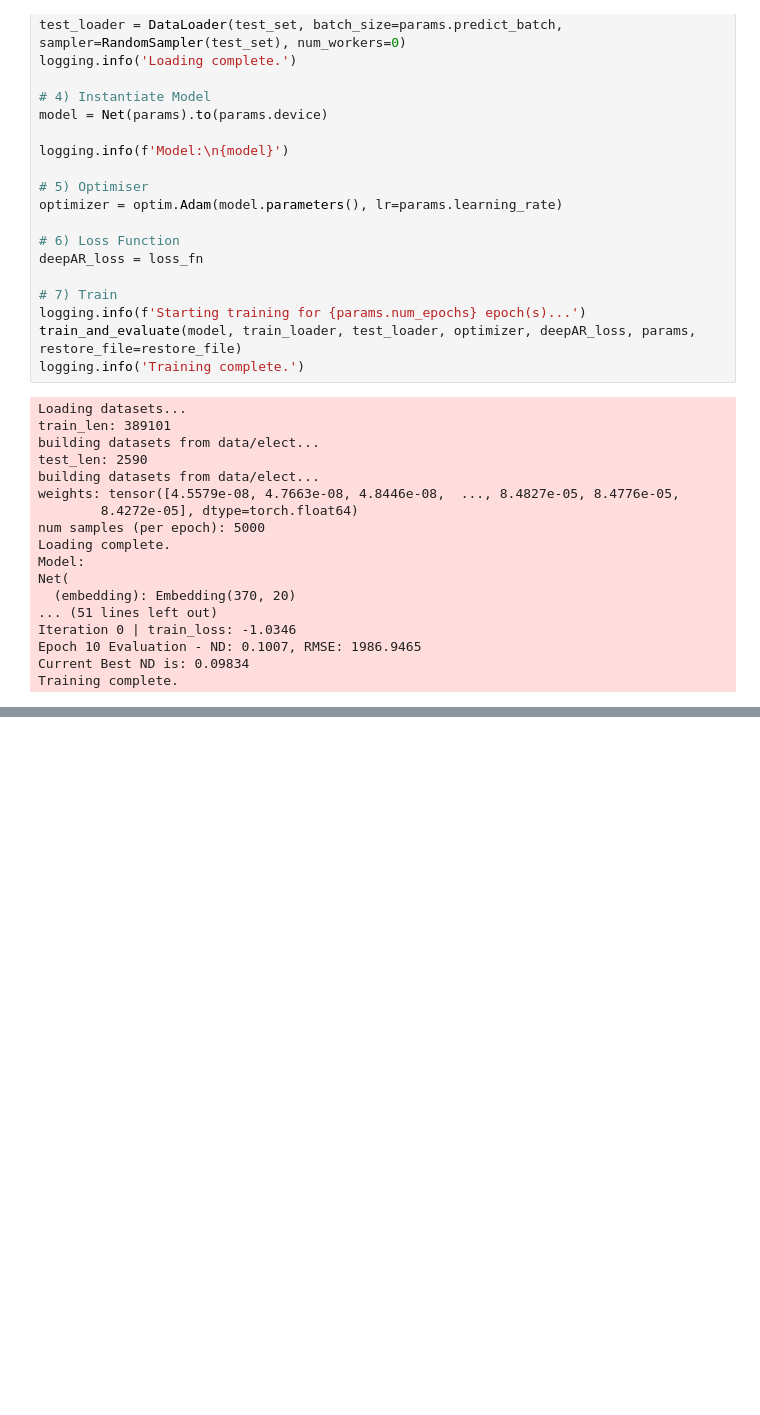
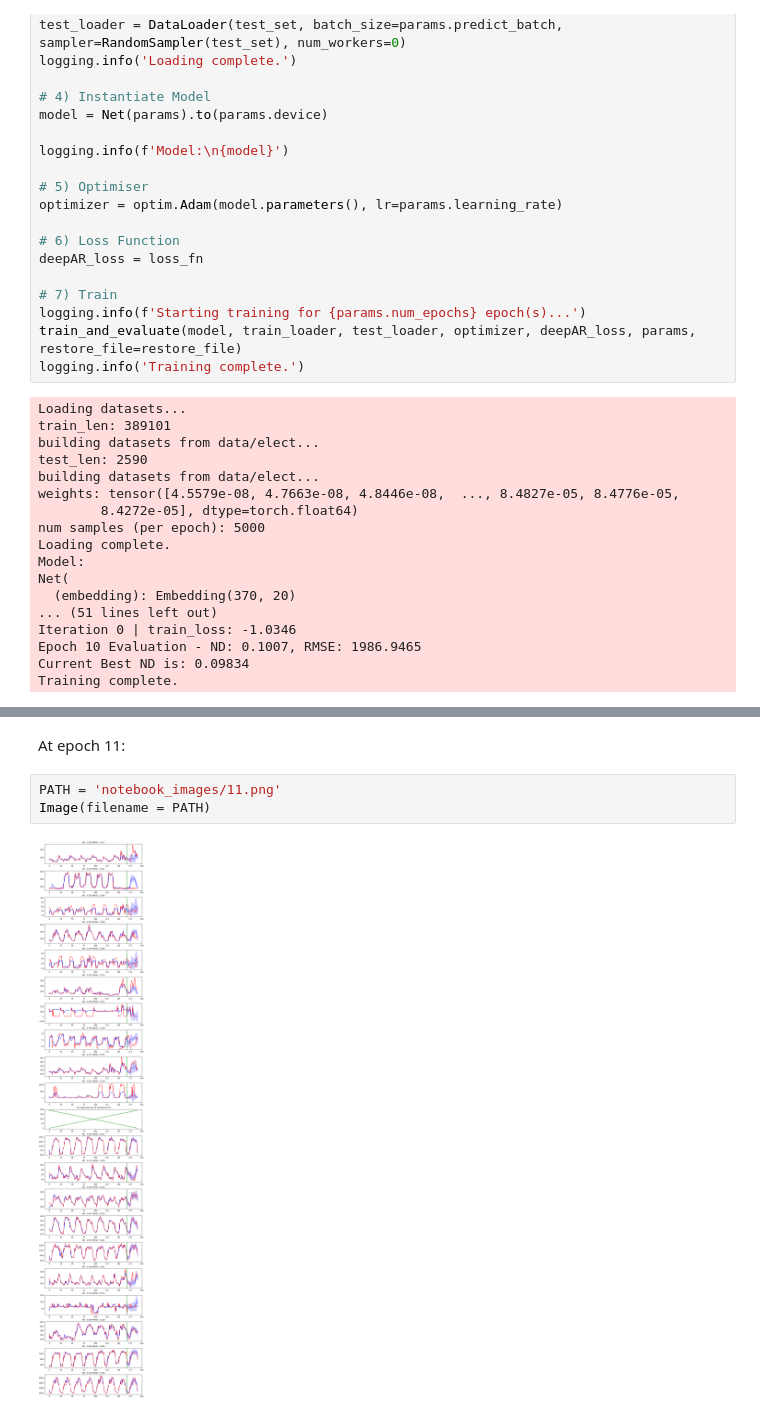
Before and after one commit to fmorenopino/Deep-Learning-Time-Series-Forecasting, a Jupyter notebook: DeepAR/DeepAR_intro.ipynb, the cells around one changed output, grey strips where cells are left out. Saved outputs shown, nothing was run; the diff lists cells and outputs as text; blank space fills up the shorter version.

```diff
--- a/DeepAR/DeepAR_intro.ipynb
+++ b/DeepAR/DeepAR_intro.ipynb
@@ -712,0 +703,7 @@ To achieve performance comparable to the values reported in the paper, you shoul
+# %% [markdown]
+At epoch 11:
+# %%
+PATH = 'notebook_images/11.png'
+Image(filename = PATH)
+# %% [output]
+[figure, added]
```
Also changed, not shown: parts of 16 cells of this notebook, 3 other files.
